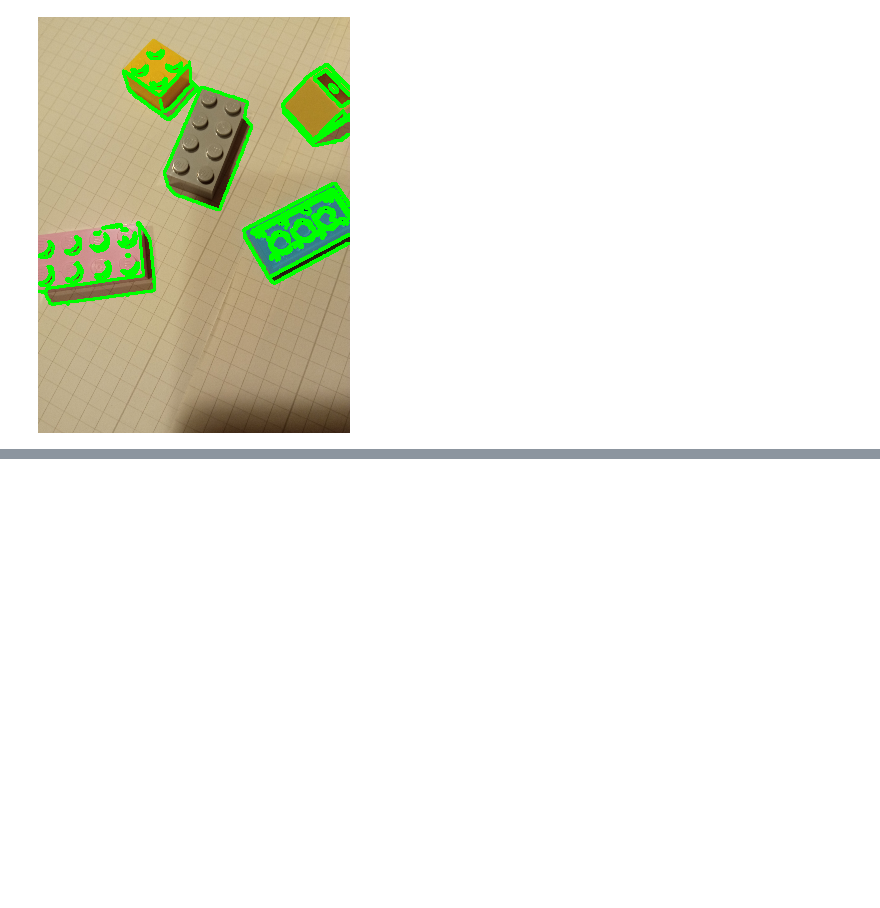
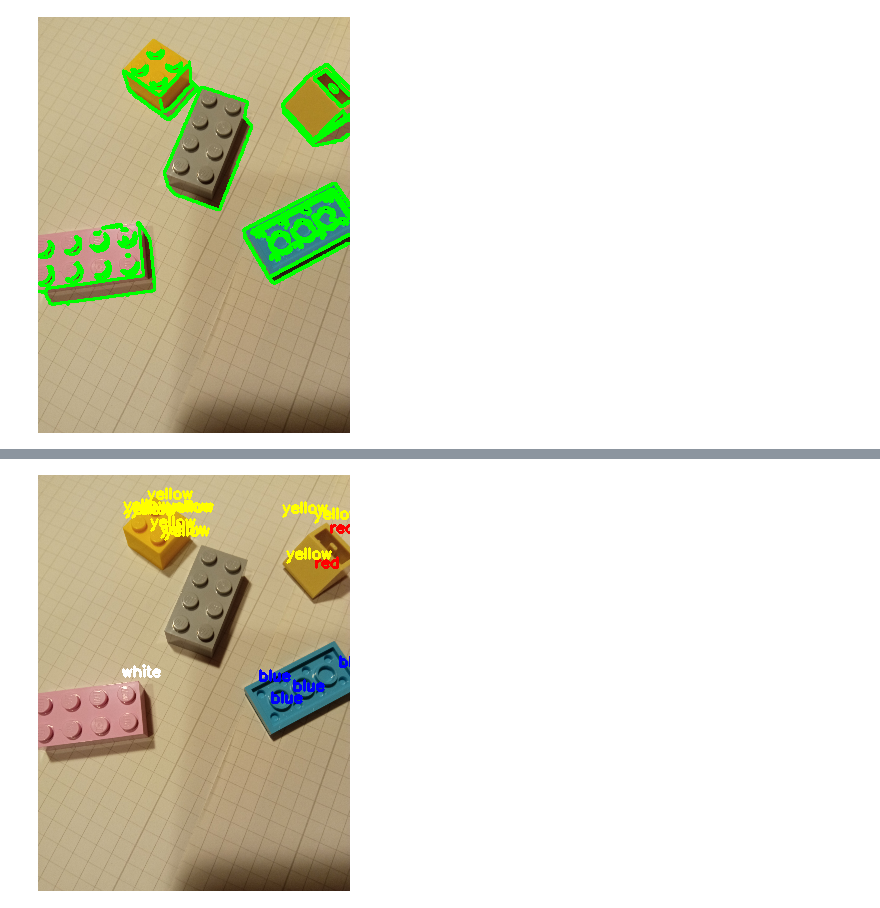
Before and after one commit to m21ark/vc_t1, a Jupyter notebook: mark.ipynb, the cells around one changed output, grey strips where cells are left out. Saved outputs shown, nothing was run; the diff lists cells and outputs as text; code cells hidden in the pictures; blank space fills up the shorter version.

```diff
--- a/mark.ipynb
+++ b/mark.ipynb
@@ -176,0 +180,49 @@ Number of Lego pieces: 44
+# %%
+# For each bounding box, identify the color of the Lego piece
+
+# Define the colors in BGR format
+colors = {
+    "red": (0, 0, 255),
+    "green": (0, 255, 0),
+    "blue": (255, 0, 0),
+    "yellow": (0, 255, 255),
+    "white": (255, 255, 255),
+    "black": (0, 0, 0)
+}
+
+# Define the color thresholds
+color_thresholds = {
+    "red": ([0, 0, 100], [100, 100, 255]),
+    "green": ([0, 100, 0], [100, 255, 100]),
+    "blue": ([100, 0, 0], [255, 100, 100]),
+    "yellow": ([0, 100, 100], [100, 255, 255]),
+    "white": ([200, 200, 200], [255, 255, 255]),
+    "black": ([0, 0, 0], [50, 50, 50])
+}
+
+# Create a copy of the original image for drawing color labels
+color_label_image = img.copy()
+
+# Iterate through contours
+for contour in contours:
+    # Get the bounding box of the contour
+    x, y, w, h = cv2.boundingRect(contour)
+
+    # Get the region of interest (ROI) from the original image
+    roi = img[y:y+h, x:x+w]
+
+    # Calculate the mean color of the ROI
+    mean_color = np.mean(roi, axis=(0, 1))
+
+    # Iterate through the color thresholds
+    for color, (lower, upper) in color_thresholds.items():
+        # Check if the mean color is within the color threshold
+        if np.all(mean_color >= lower) and np.all(mean_color <= upper):
+            # Draw the color label on the color label image
+            cv2.putText(color_label_image, color, (x, y - 10), cv2.FONT_HERSHEY_SIMPLEX, 0.5, colors[color], 2)
+            break
+
+# Display the image with color labels
+render(color_label_image)
+# %% [output]
+[figure, added]
```
Also changed, not shown: parts of 1 cell of this notebook.
